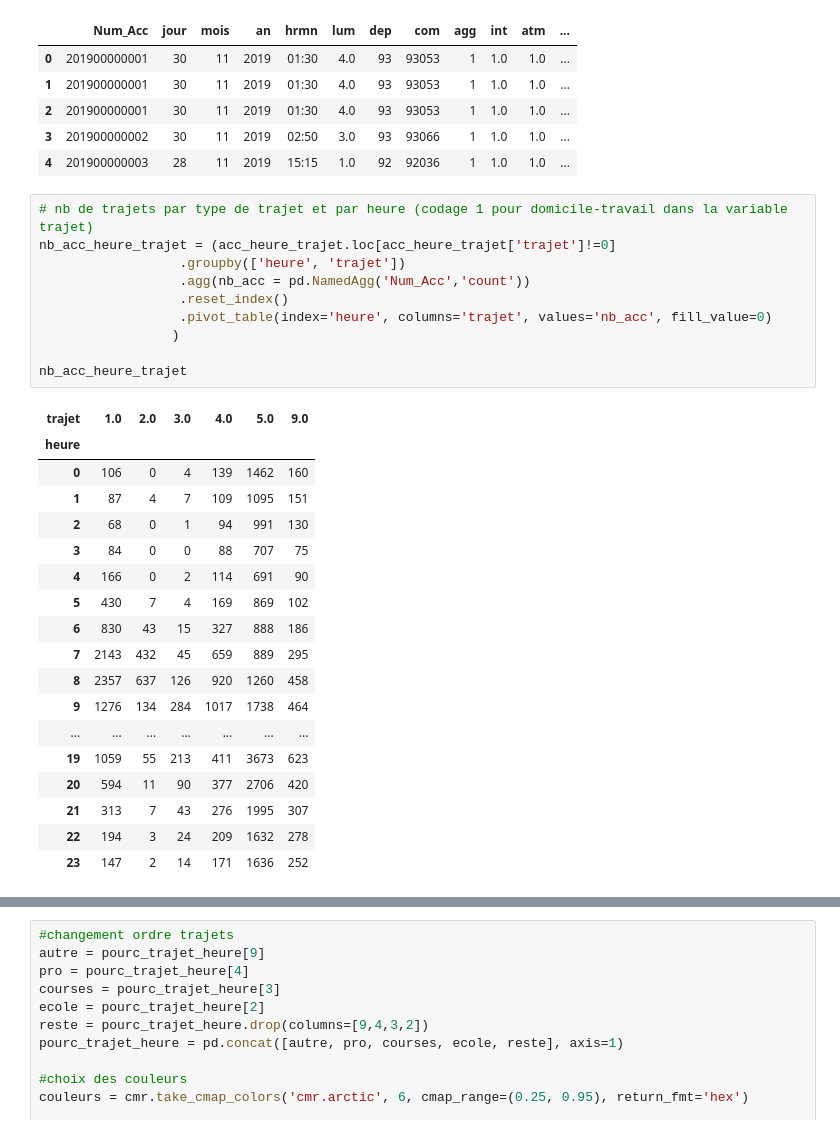
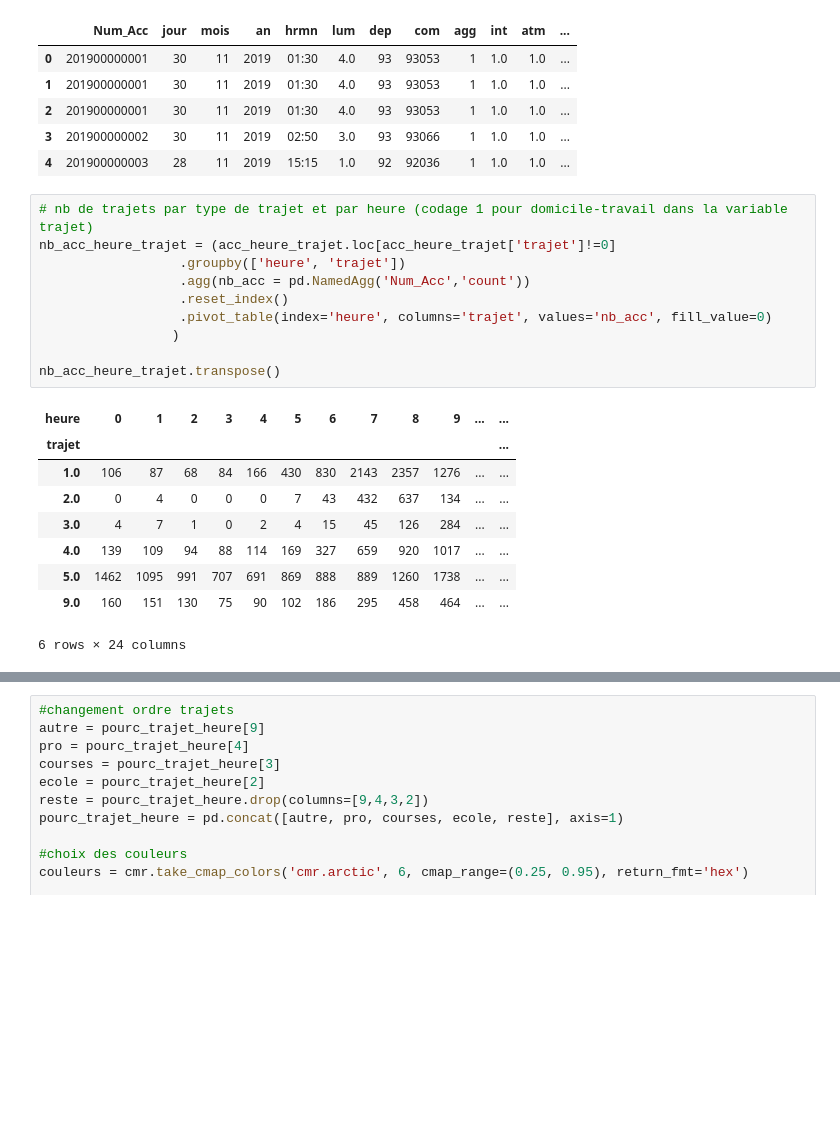
Before and after one commit to nlejay/accidents_circulation, a Jupyter notebook: projet_acc_route.ipynb, the cells around one changed output, grey strips where cells are left out. Cells and saved outputs as stored; diff of their text form; blank space fills up the shorter version.

Commit message:
ajout de l'étude par heure de la journée

```diff
--- a/projet_acc_route.ipynb
+++ b/projet_acc_route.ipynb
@@ -1411,32 +1411,23 @@ acc_heure_trajet.head()
 # %%
 # nb de trajets par type de trajet et par heure (codage 1 pour domicile-travail dans la variable trajet)
 nb_acc_heure_trajet = (acc_heure_trajet.loc[acc_heure_trajet['trajet']!=0]
                   .groupby(['heure', 'trajet'])
                   .agg(nb_acc = pd.NamedAgg('Num_Acc','count'))
                   .reset_index()
                   .pivot_table(index='heure', columns='trajet', values='nb_acc', fill_value=0)
                  )
 
-nb_acc_heure_trajet
+nb_acc_heure_trajet.transpose()
 # %% [output]
-| trajet | 1.0 | 2.0 | 3.0 | 4.0 | 5.0 | 9.0 |
-| heure |  |  |  |  |  |  |
-| 0 | 106 | 0 | 4 | 139 | 1462 | 160 |
-| 1 | 87 | 4 | 7 | 109 | 1095 | 151 |
-| 2 | 68 | 0 | 1 | 94 | 991 | 130 |
-| 3 | 84 | 0 | 0 | 88 | 707 | 75 |
-| 4 | 166 | 0 | 2 | 114 | 691 | 90 |
-| 5 | 430 | 7 | 4 | 169 | 869 | 102 |
-| 6 | 830 | 43 | 15 | 327 | 888 | 186 |
-| 7 | 2143 | 432 | 45 | 659 | 889 | 295 |
-| 8 | 2357 | 637 | 126 | 920 | 1260 | 458 |
-| 9 | 1276 | 134 | 284 | 1017 | 1738 | 464 |
-| ... | ... | ... | ... | ... | ... | ... |
-| 19 | 1059 | 55 | 213 | 411 | 3673 | 623 |
-| 20 | 594 | 11 | 90 | 377 | 2706 | 420 |
-| 21 | 313 | 7 | 43 | 276 | 1995 | 307 |
-| 22 | 194 | 3 | 24 | 209 | 1632 | 278 |
-| 23 | 147 | 2 | 14 | 171 | 1636 | 252 |
+| heure | 0 | 1 | 2 | 3 | 4 | 5 | 6 | 7 | 8 | 9 | ... | ... |
+| trajet |  |  |  |  |  |  |  |  |  |  |  | ... |
+| 1.0 | 106 | 87 | 68 | 84 | 166 | 430 | 830 | 2143 | 2357 | 1276 | ... | ... |
+| 2.0 | 0 | 4 | 0 | 0 | 0 | 7 | 43 | 432 | 637 | 134 | ... | ... |
+| 3.0 | 4 | 7 | 1 | 0 | 2 | 4 | 15 | 45 | 126 | 284 | ... | ... |
+| 4.0 | 139 | 109 | 94 | 88 | 114 | 169 | 327 | 659 | 920 | 1017 | ... | ... |
+| 5.0 | 1462 | 1095 | 991 | 707 | 691 | 869 | 888 | 889 | 1260 | 1738 | ... | ... |
+| 9.0 | 160 | 151 | 130 | 75 | 90 | 102 | 186 | 295 | 458 | 464 | ... | ... |
+6 rows × 24 columns
 # %%
 # pourcentage de trajets par type de trajet chaque heure (codage 1 pour domicile-travail dans la variable trajet)
 pourc_trajet_heure = round(nb_acc_heure_trajet.divide(nb_acc_heure_trajet.sum(axis=1),axis=0)*100, 1)
```
Also changed, not shown: parts of 4 cells of this notebook.
